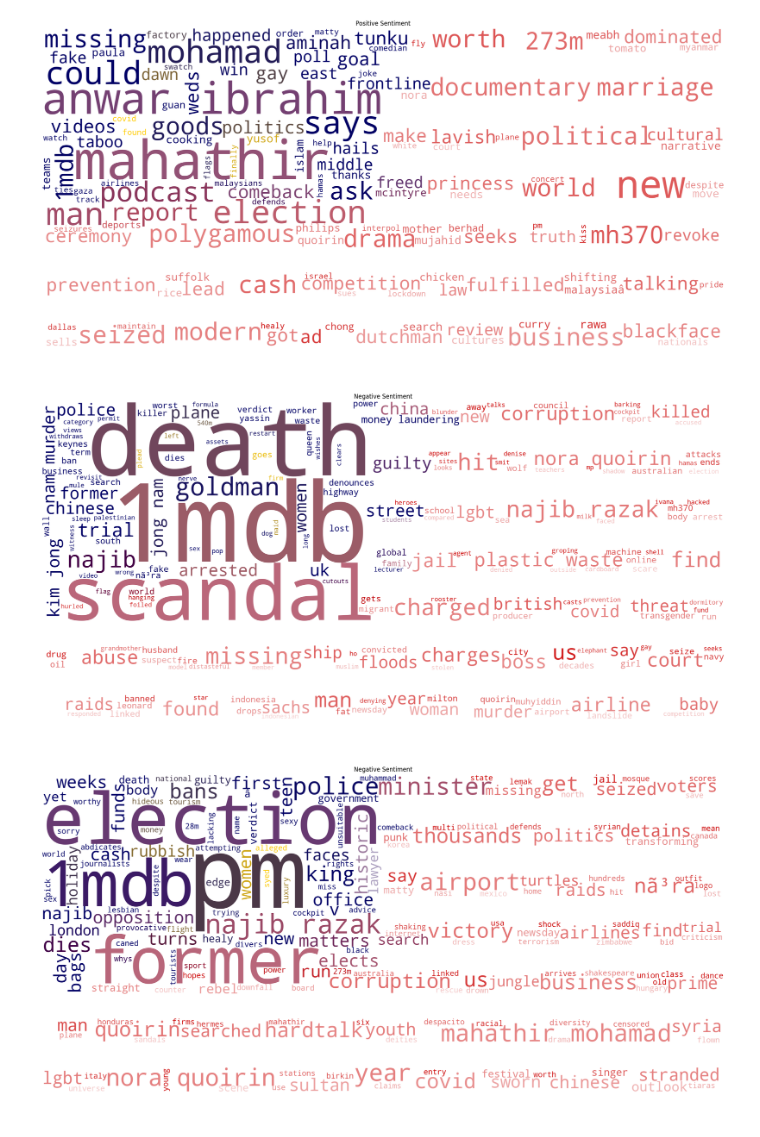
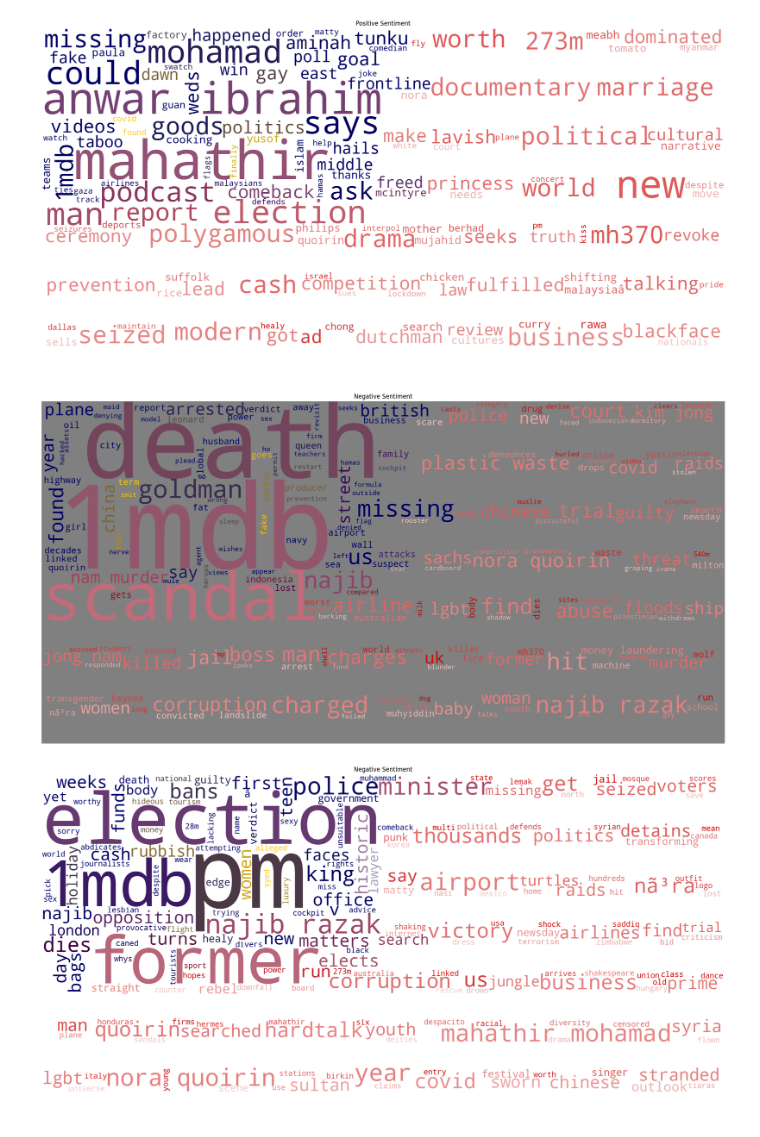
Before and after one commit to MarcusO17/NewsNLP, a Jupyter notebook: src/SentimentAnalysis.ipynb, the cells around one changed output. Drawn from its saved outputs; the diff is of its cells as text; code cells hidden in the pictures.

```diff
--- a/src/SentimentAnalysis.ipynb
+++ b/src/SentimentAnalysis.ipynb
@@ -167,19 +167,19 @@ plt.show()
 # %%
 negative_text = " ".join(df[df['sentiment'] == 'Negative']['title'])
 
 wordcloud_negative= WordCloud(stopwords=list(stop_words)+['pm'],
                                mask=malaysianFlag_mask,
-                               background_color='white').generate(negative_text)
+                               background_color='lightgrey').generate(negative_text)
 wordcloud_negative.recolor(color_func=malaysianFlag_colormap)
 
 
 fig = plt.figure(figsize=(25,25))
 plt.imshow(wordcloud_negative)
 plt.title('Negative Sentiment')
 plt.axis('off')
 plt.show()
 # %% [output]
-[figure, old version]
+[figure, new version]
 # %%
 neutral_text = " ".join(df[df['sentiment'] == 'Neutral']['title'])
 
```
Also changed, not shown: 3 other files.
